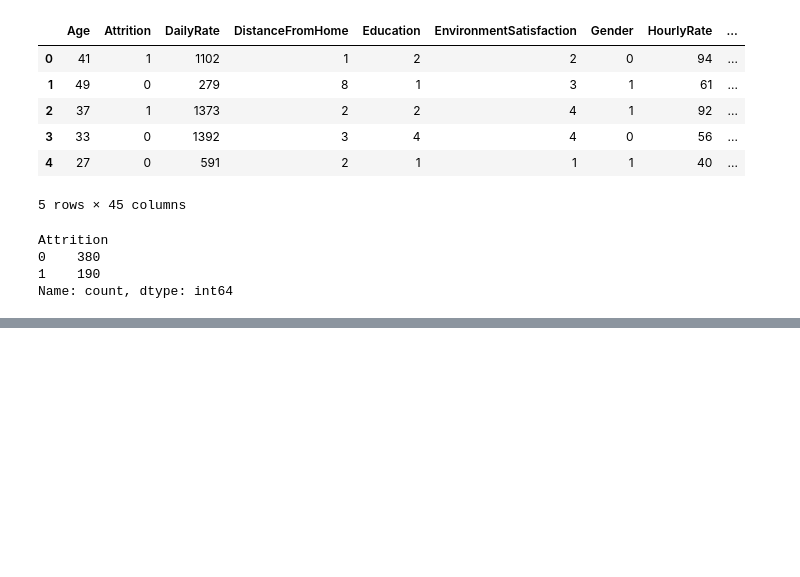
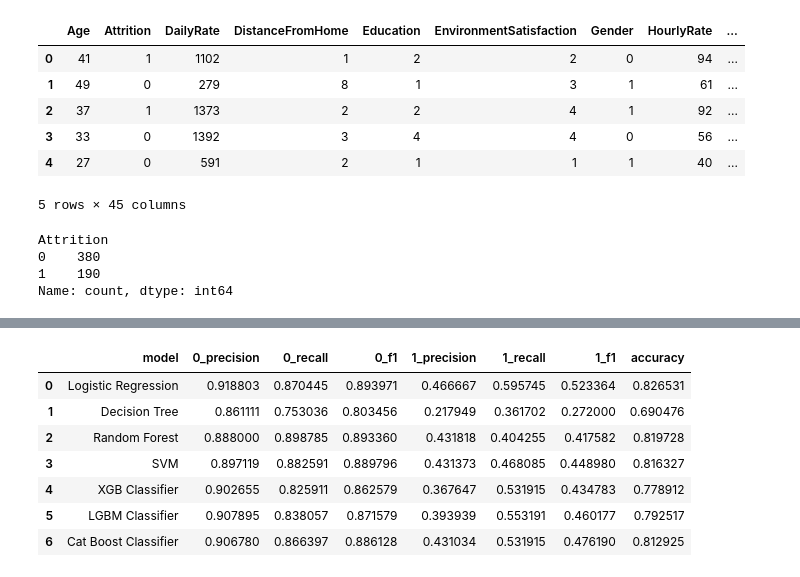
Before and after one commit to Sarthak-G0yal/PredictingEmployeeAttrition, a Jupyter notebook: notebook.ipynb, the cells around one changed output, grey strips where cells are left out. Cells and saved outputs as stored; diff of their text form; code cells hidden in the pictures; blank space fills up the shorter version.

Commit message:
Made : Model Dict with all relevant ML algo for this problem ResultDict with all metric values for each of these Model Ensemble Model with the Top 3 of the Model.

```diff
--- a/notebook.ipynb
+++ b/notebook.ipynb
@@ -341,0 +362,41 @@ weighted avg       0.85      0.86      0.85       294
+# %%
+result_dict = {
+    "model": [],
+    "0_precision": [],
+    "0_recall": [],
+    "0_f1": [],
+    "1_precision": [],
+    "1_recall": [],
+    "1_f1": [],
+    "accuracy": []
+}
+
+models = {
+    "Logistic Regression": LogisticRegression(random_state=42),
+    "Decision Tree": DecisionTreeClassifier(max_depth=8, random_state=42),
+    "Random Forest": RandomForestClassifier(n_estimators=100, random_state=42),
+    "SVM": SVC(kernel='rbf', probability=True, random_state=42),
+    "XGB Classifier" : XGBClassifier(use_label_encoder=False, eval_metric='logloss', random_state=42),
+    "LGBM Classifier" : LGBMClassifier(class_weight="balanced", random_state=42),
+    "Cat Boost Classifier" : CatBoostClassifier(iterations=500, depth=6, learning_rate=0.1, loss_function='Logloss', random_state=42, verbose=0)
+}
+# %%
+for Model_Name, Model in models.items():
+    print(f"Training {Model_Name}...")
+    Model.fit(X_resampled, y_resampled)
+    y_pred = Model.predict(X_test)
+
+    # Get classification report as a dictionary
+    report_dict = classification_report(y_test, y_pred, output_dict=True)  # Renamed variable
+
+    # Append results
+    result_dict["model"].append(Model_Name)
+    result_dict["0_precision"].append(report_dict["0"]["precision"])
+    result_dict["0_recall"].append(report_dict["0"]["recall"])
+    result_dict["0_f1"].append(report_dict["0"]["f1-score"])
+    result_dict["1_precision"].append(report_dict["1"]["precision"])
+    result_dict["1_recall"].append(report_dict["1"]["recall"])
+    result_dict["1_f1"].append(report_dict["1"]["f1-score"])
+    result_dict["accuracy"].append(accuracy_score(y_test, y_pred))
+
+    print(f"{Model_Name} evaluation completed.\n")
@@ -341,0 +435,12 @@ weighted avg       0.85      0.86      0.85       294
+# %%
+Result_Dataframe = pd.DataFrame(result_dict)
+Result_Dataframe.head(10)
+# %% [output]
+|  | model | 0_precision | 0_recall | 0_f1 | 1_precision | 1_recall | 1_f1 | accuracy |
+| 0 | Logistic Regression | 0.918803 | 0.870445 | 0.893971 | 0.466667 | 0.595745 | 0.523364 | 0.826531 |
+| 1 | Decision Tree | 0.861111 | 0.753036 | 0.803456 | 0.217949 | 0.361702 | 0.272000 | 0.690476 |
+| 2 | Random Forest | 0.888000 | 0.898785 | 0.893360 | 0.431818 | 0.404255 | 0.417582 | 0.819728 |
+| 3 | SVM | 0.897119 | 0.882591 | 0.889796 | 0.431373 | 0.468085 | 0.448980 | 0.816327 |
+| 4 | XGB Classifier | 0.902655 | 0.825911 | 0.862579 | 0.367647 | 0.531915 | 0.434783 | 0.778912 |
+| 5 | LGBM Classifier | 0.907895 | 0.838057 | 0.871579 | 0.393939 | 0.553191 | 0.460177 | 0.792517 |
+| 6 | Cat Boost Classifier | 0.906780 | 0.866397 | 0.886128 | 0.431034 | 0.531915 | 0.476190 | 0.812925 |
```
Also changed, not shown: parts of 20 cells of this notebook.
